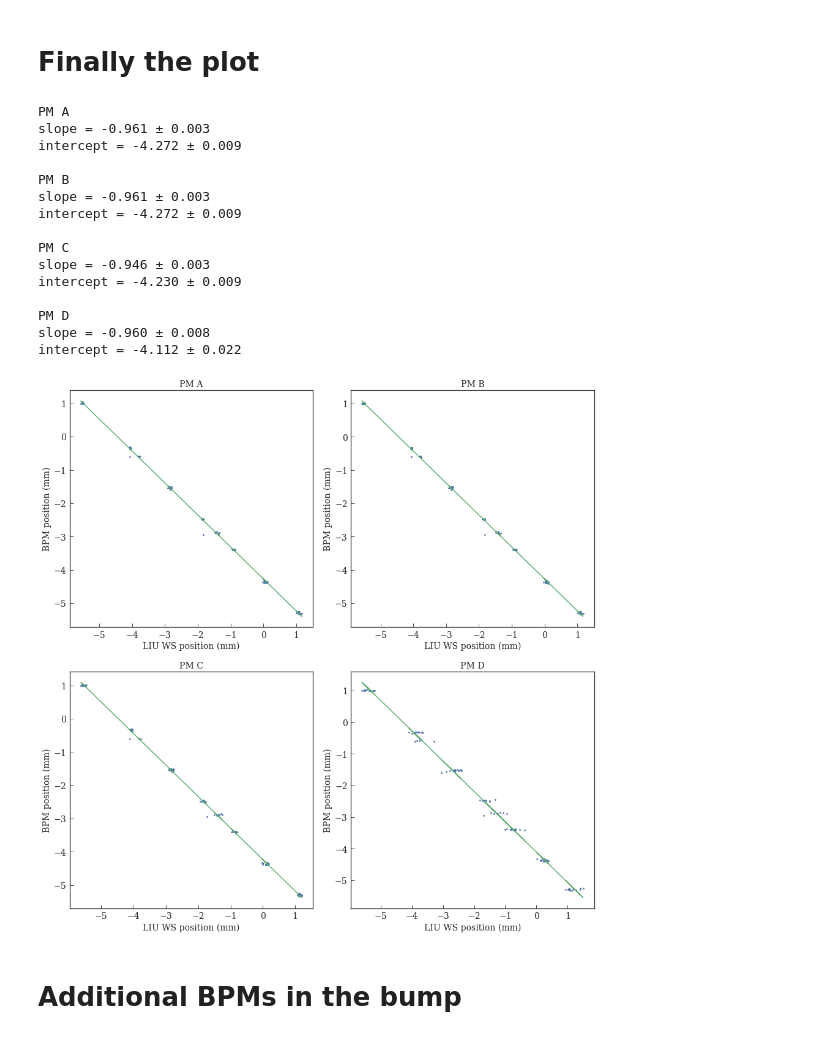
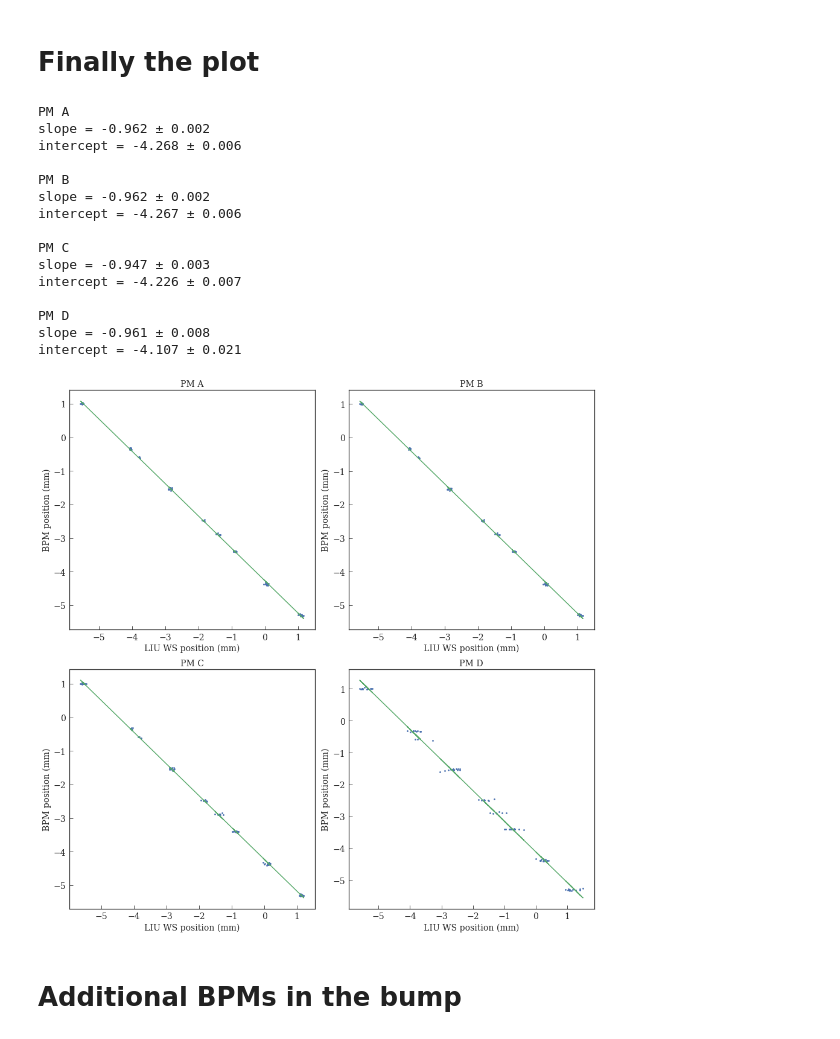
Before and after one commit to esenes/Emittance-measurement-accuracy-precision-study, a Jupyter notebook: new_ws_analysis/new-WS-bumps.ipynb, the cells around one changed output. Saved outputs shown, nothing was run; the diff lists cells and outputs as text; code cells hidden in the pictures.

```diff
--- a/new_ws_analysis/new-WS-bumps.ipynb
+++ b/new_ws_analysis/new-WS-bumps.ipynb
@@ -156,6 +156,8 @@ def lin(x, a, b):
 # bad shots LIU WS
 myDataFrame = myDataFrame.drop(myDataFrame.loc['2018-10-15 13:00:55.900'].name)
 myDataFrame = myDataFrame.drop(myDataFrame.loc['2018-10-15 11:39:19.900'].name)
+myDataFrame = myDataFrame.drop(myDataFrame.loc['2018-10-15 12:40:31.900'].name)
+myDataFrame = myDataFrame.drop(myDataFrame.loc['2018-10-15 12:20:07.900'].name)
 # %%
 fig, ax = plt.subplots(2,2,figsize=(13,13))
 
@@ -165,43 +167,44 @@ x2 = myDataFrame['Centre_IN'].apply(lambda x : sig(x,2))
 x3 = myDataFrame['Centre_IN'].apply(lambda x : sig(x,3))
 yy = myDataFrame['Bump_amplitude']
 
 def print_subplot(ax_obj, row, col, xdata, ydata, title):
     # plotting
     ax_obj[row,col].set_title(title)
     ax_obj[row,col].plot(xdata, ydata,'.')
     ax_obj[row,col].set_xlabel('LIU WS position (mm)')
     ax_obj[row,col].set_ylabel('BPM position (mm)')
     # fitting
     popt, pcov = curve_fit(lin, xdata, ydata )
+    sig_popt = np.sqrt(np.diag(pcov))
     print(title)
-    message = 'slope = %.3f ± %.3f\nintercept = %.3f ± %.3f\n'%(popt[1], np.sqrt(np.diag(pcov))[1], popt[0], np.sqrt(np.diag(pcov))[0])
+    message = 'slope = %.3f ± %.3f\nintercept = %.3f ± %.3f\n'%(popt[1], sig_popt[1], popt[0], sig_popt[0])
     print(message)
     ax_obj[row,col].plot(xdata, lin(xdata, *popt),'-')
 
 
 print_subplot(ax, 0, 0, x0, yy, 'PM A' )
 print_subplot(ax, 0, 1, x1, yy, 'PM B' )
 print_subplot(ax, 1, 0, x2, yy, 'PM C' )
 print_subplot(ax, 1, 1, x3, yy, 'PM D' )
 
 fig.tight_layout()
 # %% [output]
 PM A
-slope = -0.961 ± 0.003
-intercept = -4.272 ± 0.009
+slope = -0.962 ± 0.002
+intercept = -4.268 ± 0.006
 
 PM B
-slope = -0.961 ± 0.003
-intercept = -4.272 ± 0.009
+slope = -0.962 ± 0.002
+intercept = -4.267 ± 0.006
 
 PM C
-slope = -0.946 ± 0.003
-intercept = -4.230 ± 0.009
+slope = -0.947 ± 0.003
+intercept = -4.226 ± 0.007
 
 PM D
-slope = -0.960 ± 0.008
-intercept = -4.112 ± 0.022
+slope = -0.961 ± 0.008
+intercept = -4.107 ± 0.021
-[figure, old version]
+[figure, new version]
 # %% [markdown]
 # Additional BPMs in the bump
 # %%
```
Also changed, not shown: parts of 1 cell of this notebook, 6 other files.
